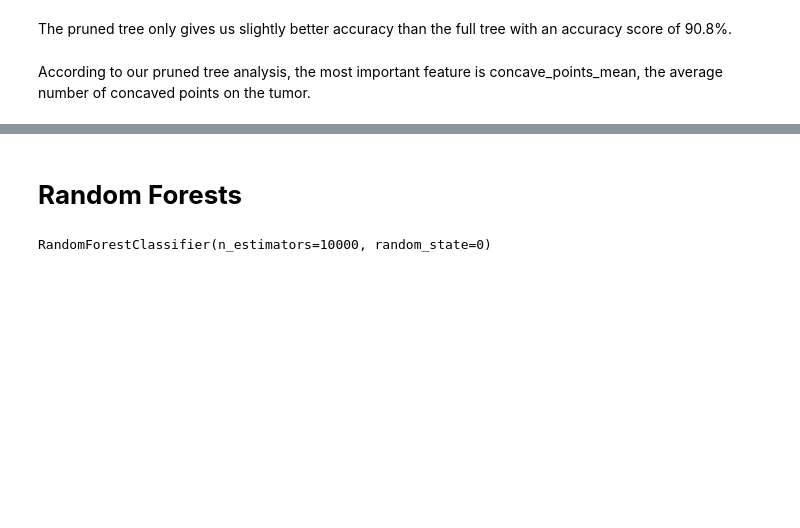
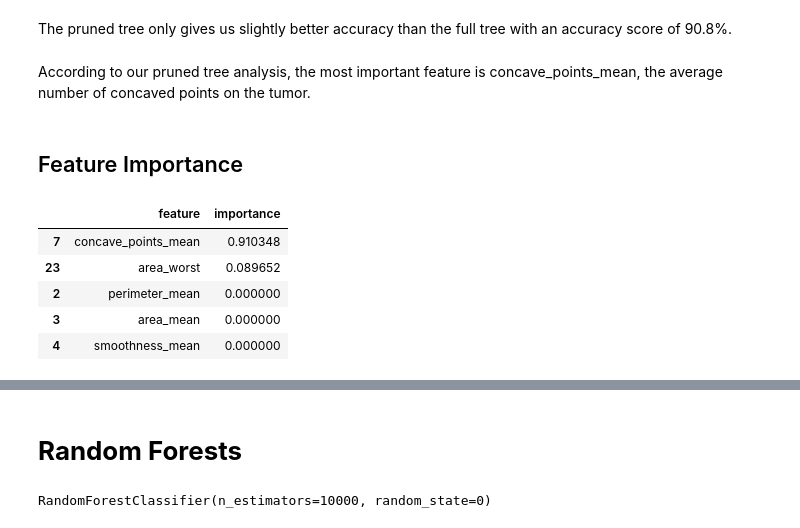
Before and after one commit to smileyfish4/BA305FINALPROJECT, a Jupyter notebook: BA305_Project.ipynb, the cells around one changed output, grey strips where cells are left out. Cells and saved outputs as stored; diff of their text form; code cells hidden in the pictures; blank space fills up the shorter version.

```diff
--- a/BA305_Project.ipynb
+++ b/BA305_Project.ipynb
@@ -299,3 +302,22 @@ plt.show()
 The pruned tree only gives us slightly better accuracy than the full tree with an accuracy score of 90.8%.
 # %% [markdown]
 According to our pruned tree analysis, the most important feature is concave_points_mean, the average number of concaved points on the tumor.
+# %% [markdown]
+## Feature Importance
+# %%
+# Extract importance values for each feature (column of X)
+importances = pruned_clf.feature_importances_
+
+# create a dataframe to store the values and their labels
+cancer_dec_features_df = pd.DataFrame({'feature': X_train.columns, 'importance': importances})
+
+# sort dataframe by descending order, showing the most important feature top
+cancer_dec_features_df  = cancer_dec_features_df.sort_values('importance', ascending = False)
+cancer_dec_features_df.head()
+# %% [output]
+|  | feature | importance |
+| 7 | concave_points_mean | 0.910348 |
+| 23 | area_worst | 0.089652 |
+| 2 | perimeter_mean | 0.000000 |
+| 3 | area_mean | 0.000000 |
+| 4 | smoothness_mean | 0.000000 |
```
Also changed, not shown: parts of 11 cells of this notebook.
